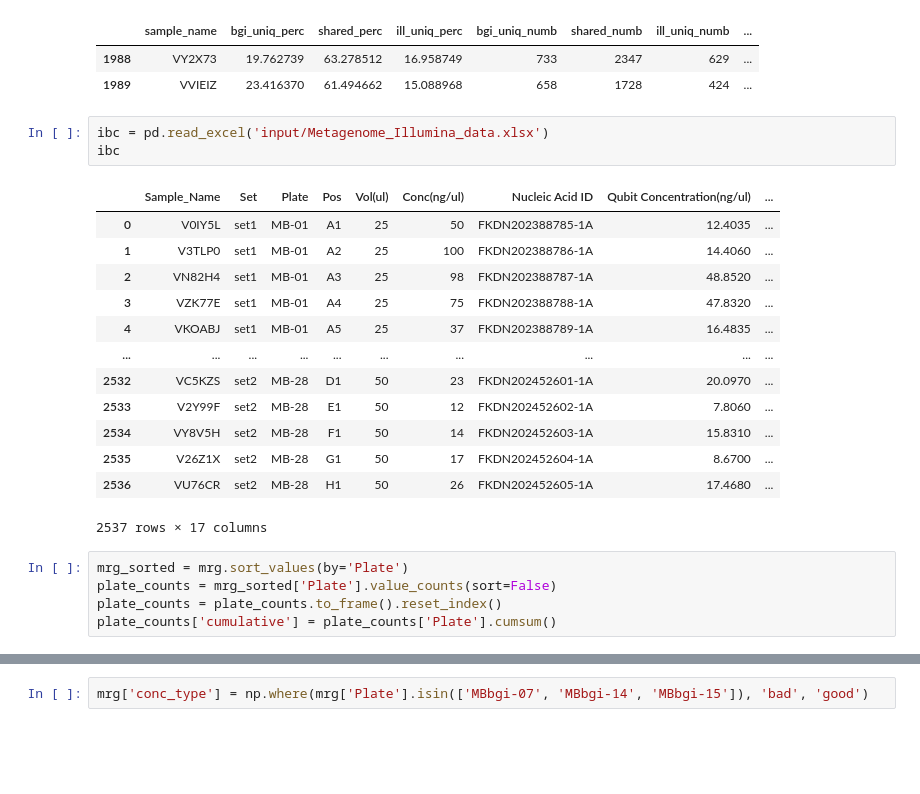
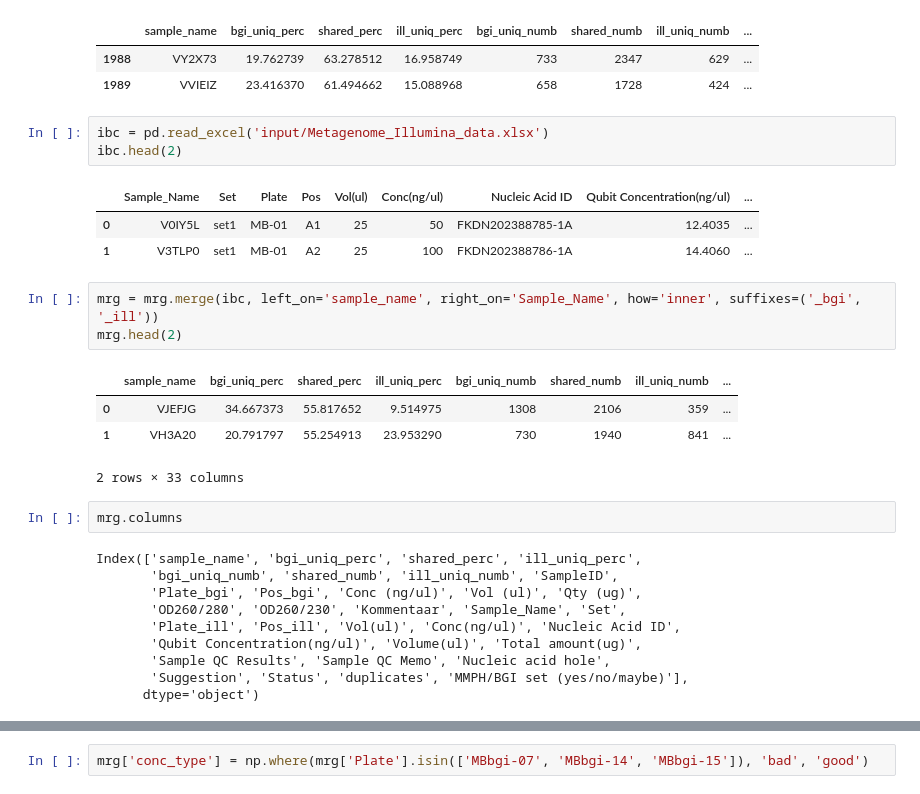
Before and after one commit to Chartiza/2024_Illumina_vs_BGI, a Jupyter notebook: Ugly_samples_mystery/Kraken2_Batch_check.ipynb, the cells around one changed output, grey strips where cells are left out. Saved outputs shown, nothing was run; the diff lists cells and outputs as text; blank space fills up the shorter version.

```diff
--- a/Ugly_samples_mystery/Kraken2_Batch_check.ipynb
+++ b/Ugly_samples_mystery/Kraken2_Batch_check.ipynb
@@ -20,23 +20,28 @@ mrg.tail(2)
 | 1989 | VVIEIZ | 23.416370 | 61.494662 | 15.088968 | 658 | 1728 | 424 | ... |
 # %%
 ibc = pd.read_excel('input/Metagenome_Illumina_data.xlsx')
-ibc
+ibc.head(2)
 # %% [output]
 |  | Sample_Name | Set | Plate | Pos | Vol(ul) | Conc(ng/ul) | Nucleic Acid ID | Qubit Concentration(ng/ul) | ... |
 | 0 | V0IY5L | set1 | MB-01 | A1 | 25 | 50 | FKDN202388785-1A | 12.4035 | ... |
 | 1 | V3TLP0 | set1 | MB-01 | A2 | 25 | 100 | FKDN202388786-1A | 14.4060 | ... |
-| 2 | VN82H4 | set1 | MB-01 | A3 | 25 | 98 | FKDN202388787-1A | 48.8520 | ... |
-| 3 | VZK77E | set1 | MB-01 | A4 | 25 | 75 | FKDN202388788-1A | 47.8320 | ... |
-| 4 | VKOABJ | set1 | MB-01 | A5 | 25 | 37 | FKDN202388789-1A | 16.4835 | ... |
-| ... | ... | ... | ... | ... | ... | ... | ... | ... | ... |
-| 2532 | VC5KZS | set2 | MB-28 | D1 | 50 | 23 | FKDN202452601-1A | 20.0970 | ... |
-| 2533 | V2Y99F | set2 | MB-28 | E1 | 50 | 12 | FKDN202452602-1A | 7.8060 | ... |
-| 2534 | VY8V5H | set2 | MB-28 | F1 | 50 | 14 | FKDN202452603-1A | 15.8310 | ... |
-| 2535 | V26Z1X | set2 | MB-28 | G1 | 50 | 17 | FKDN202452604-1A | 8.6700 | ... |
-| 2536 | VU76CR | set2 | MB-28 | H1 | 50 | 26 | FKDN202452605-1A | 17.4680 | ... |
-2537 rows × 17 columns
-# %%
-mrg_sorted = mrg.sort_values(by='Plate')
-plate_counts = mrg_sorted['Plate'].value_counts(sort=False)
-plate_counts = plate_counts.to_frame().reset_index()
-plate_counts['cumulative'] = plate_counts['Plate'].cumsum()
+# %%
+mrg = mrg.merge(ibc, left_on='sample_name', right_on='Sample_Name', how='inner', suffixes=('_bgi', '_ill'))
+mrg.head(2)
+# %% [output]
+|  | sample_name | bgi_uniq_perc | shared_perc | ill_uniq_perc | bgi_uniq_numb | shared_numb | ill_uniq_numb | ... |
+| 0 | VJEFJG | 34.667373 | 55.817652 | 9.514975 | 1308 | 2106 | 359 | ... |
+| 1 | VH3A20 | 20.791797 | 55.254913 | 23.953290 | 730 | 1940 | 841 | ... |
+2 rows × 33 columns
+# %%
+mrg.columns
+# %% [output]
+Index(['sample_name', 'bgi_uniq_perc', 'shared_perc', 'ill_uniq_perc',
+       'bgi_uniq_numb', 'shared_numb', 'ill_uniq_numb', 'SampleID',
+       'Plate_bgi', 'Pos_bgi', 'Conc (ng/ul)', 'Vol (ul)', 'Qty (ug)',
+       'OD260/280', 'OD260/230', 'Kommentaar', 'Sample_Name', 'Set',
+       'Plate_ill', 'Pos_ill', 'Vol(ul)', 'Conc(ng/ul)', 'Nucleic Acid ID',
+       'Qubit Concentration(ng/ul)', 'Volume(ul)', 'Total amount(ug)',
+       'Sample QC Results', 'Sample QC Memo', 'Nucleic acid hole',
+       'Suggestion', 'Status', 'duplicates', 'MMPH/BGI set (yes/no/maybe)'],
+      dtype='object')
```
Also changed, not shown: parts of 7 cells of this notebook, 6 other files.
